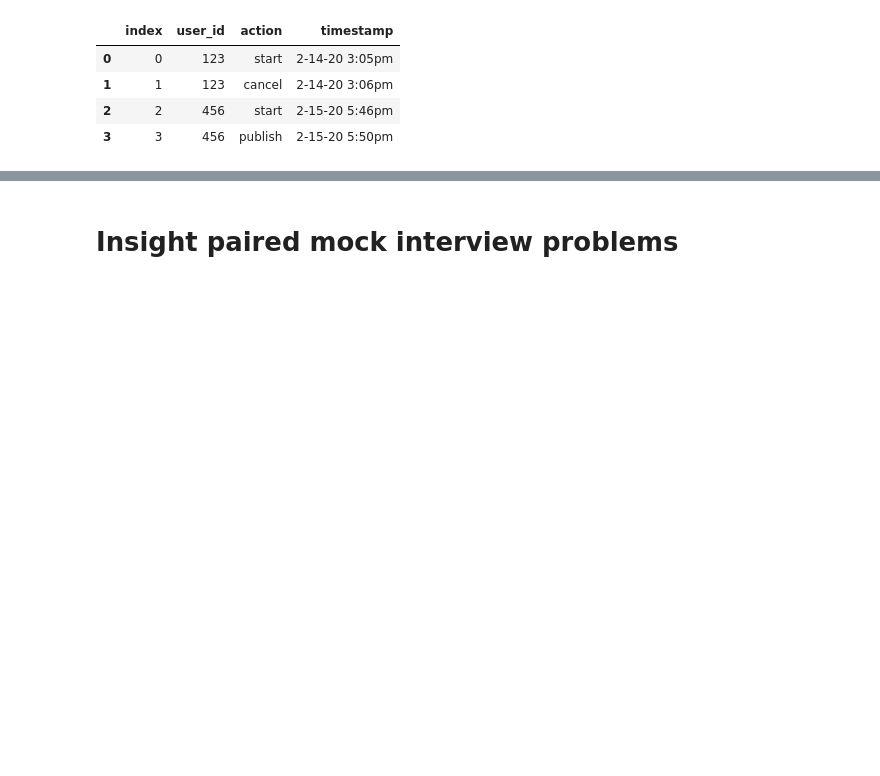
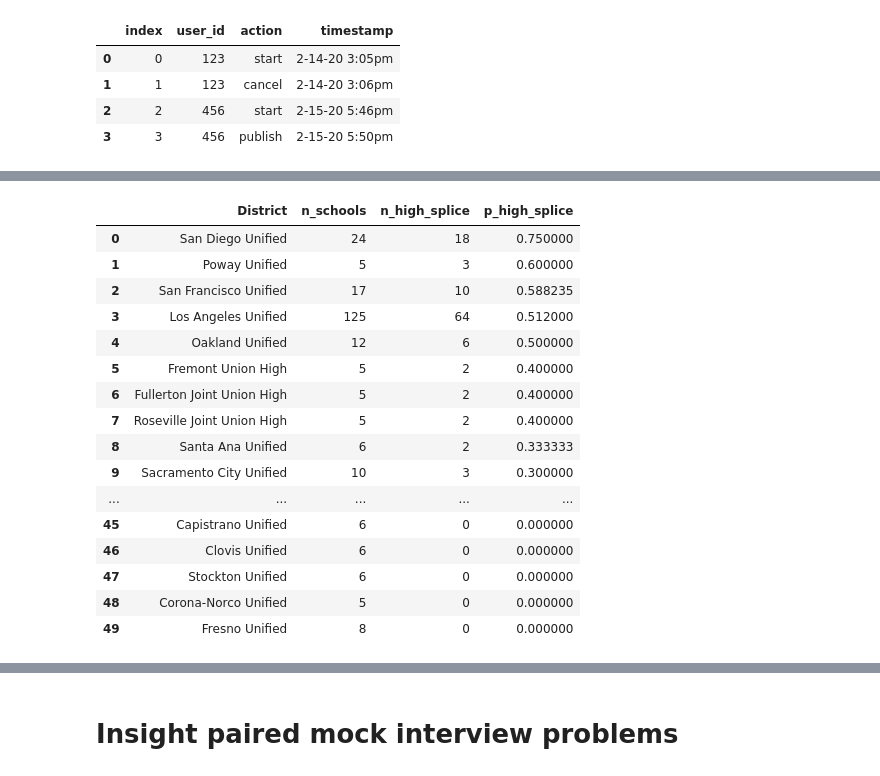
Before and after one commit to benslack19/my_DS_notes, a Jupyter notebook: SQL/SQLqueries_daily_problems.ipynb, the cells around one changed output, grey strips where cells are left out. Cells and saved outputs as stored; diff of their text form; code cells hidden in the pictures; blank space fills up the shorter version.

```diff
--- a/SQL/SQLqueries_daily_problems.ipynb
+++ b/SQL/SQLqueries_daily_problems.ipynb
@@ -127,0 +467,43 @@ df_query
+# %%
+# Show the proportion of schools in the district
+# that have high SPLICE ( > 60)
+# when the number of schools in the district is at least 5
+
+# | district | n_schools | n_high_SPLICE | p_high_SPLICE |
+
+sql_query = """
+
+SELECT t1."District",
+       t1.n_schools,
+       t1.n_high_splice,
+       t1.n_high_splice::numeric / t1.n_schools AS p_high_SPLICE
+FROM
+(SELECT "District",
+       COUNT("School") AS n_schools,
+       SUM(CASE WHEN "graduation_rates_UCCSU_eligibility_LIstudents">60 THEN 1 ELSE 0 END) AS n_high_SPLICE
+FROM edu
+GROUP BY "District") AS t1
+WHERE t1.n_schools >=5
+ORDER BY p_high_splice DESC;
+"""
+
+df_query = pd.read_sql_query(sql_query, con)
+df_query
+# %% [output]
+|  | District | n_schools | n_high_splice | p_high_splice |
+| 0 | San Diego Unified | 24 | 18 | 0.750000 |
+| 1 | Poway Unified | 5 | 3 | 0.600000 |
+| 2 | San Francisco Unified | 17 | 10 | 0.588235 |
+| 3 | Los Angeles Unified | 125 | 64 | 0.512000 |
+| 4 | Oakland Unified | 12 | 6 | 0.500000 |
+| 5 | Fremont Union High | 5 | 2 | 0.400000 |
+| 6 | Fullerton Joint Union High | 5 | 2 | 0.400000 |
+| 7 | Roseville Joint Union High | 5 | 2 | 0.400000 |
+| 8 | Santa Ana Unified | 6 | 2 | 0.333333 |
+| 9 | Sacramento City Unified | 10 | 3 | 0.300000 |
+| ... | ... | ... | ... | ... |
+| 45 | Capistrano Unified | 6 | 0 | 0.000000 |
+| 46 | Clovis Unified | 6 | 0 | 0.000000 |
+| 47 | Stockton Unified | 6 | 0 | 0.000000 |
+| 48 | Corona-Norco Unified | 5 | 0 | 0.000000 |
+| 49 | Fresno Unified | 8 | 0 | 0.000000 |
```
Also changed, not shown: parts of 25 cells of this notebook, 7 other files.
